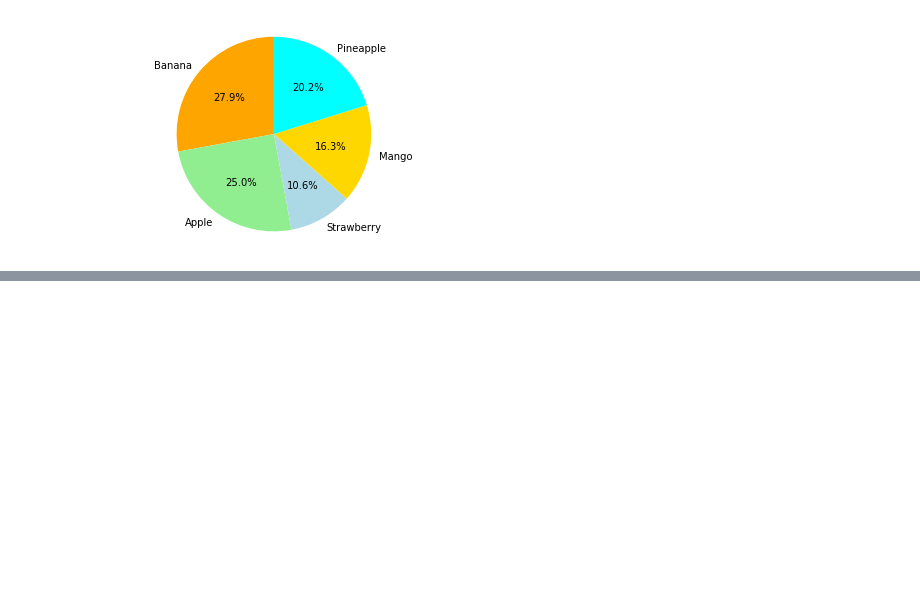
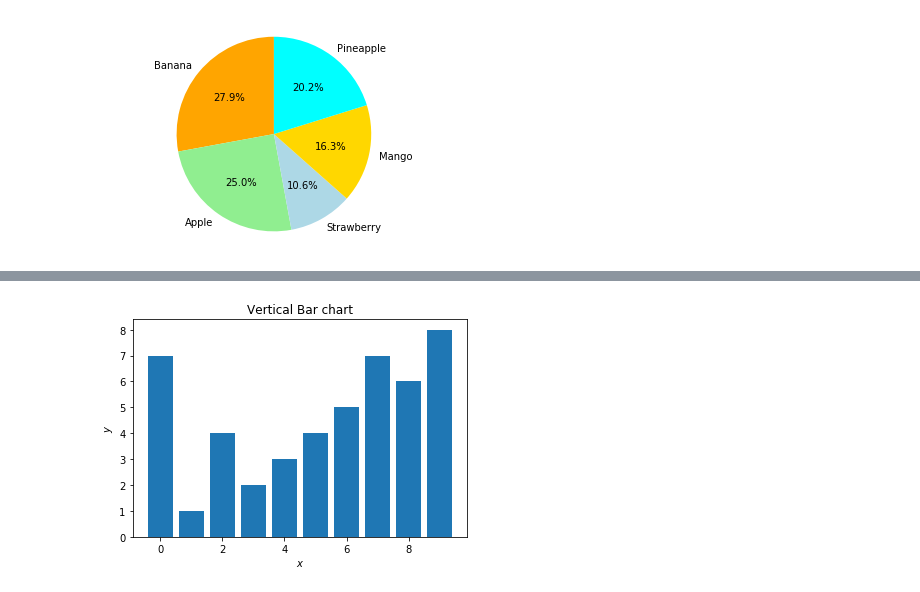
Before and after one commit to cyrsis/TensorflowPY36CPU, a Jupyter notebook: _14_Plot/Matplot.ipynb, the cells around one changed output, grey strips where cells are left out. Saved outputs shown, nothing was run; the diff lists cells and outputs as text; code cells hidden in the pictures; blank space fills up the shorter version.

```diff
--- a/_14_Plot/Matplot.ipynb
+++ b/_14_Plot/Matplot.ipynb
@@ -173,0 +246,10 @@ plt.show()
+# %%
+x = np.array([1,2,3,4,5,6,7,8,9,0])
+y = np.array([1,4,2,3,4,5,7,6,8,7])
+plt.bar(x, y)
+plt.title('Vertical Bar chart')
+plt.xlabel('$x$')
+plt.ylabel('$y$')
+plt.show()
+# %% [output]
+[figure, added]
```
Also changed, not shown: parts of 15 cells of this notebook, 5 other files.
